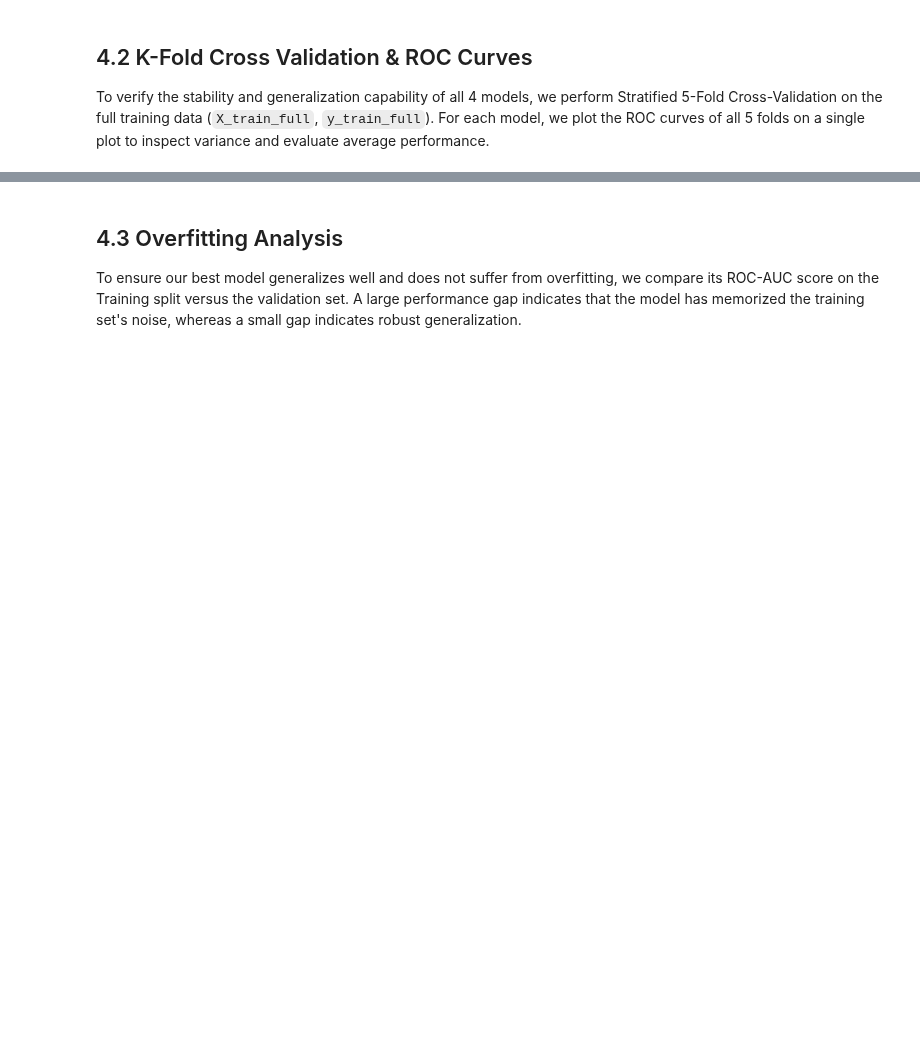
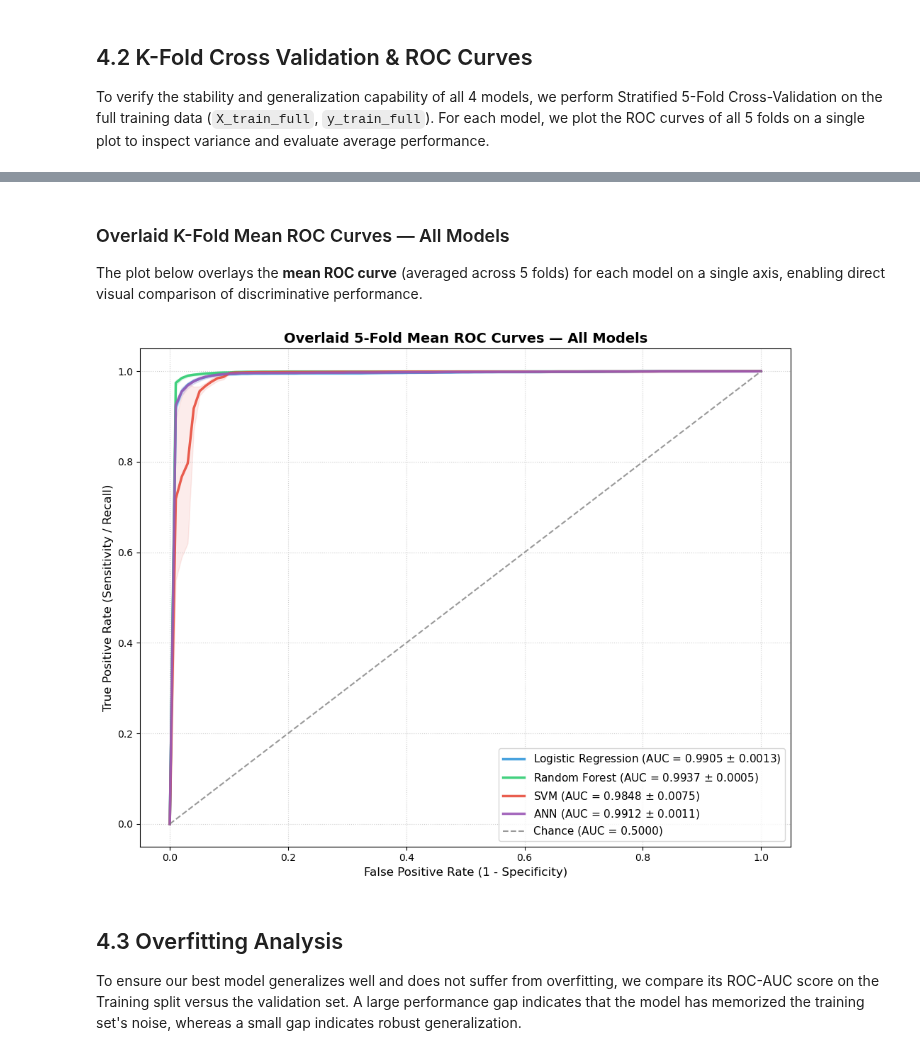
Before and after one commit to InbarKedem/final-project-intro-to-ml, a Jupyter notebook: task.ipynb, the cells around one changed output, grey strips where cells are left out. Cells and saved outputs as stored; diff of their text form; code cells hidden in the pictures; blank space fills up the shorter version.

Commit message:
Update final task notebook and predictions CSV

```diff
--- a/task.ipynb
+++ b/task.ipynb
@@ -3003,3 +2349,70 @@ plt.show()
+# %% [markdown]
+### Overlaid K-Fold Mean ROC Curves — All Models
+
+The plot below overlays the **mean ROC curve** (averaged across 5 folds) for each model on a single axis, enabling direct visual comparison of discriminative performance.
+# %%
+# Overlaid Mean ROC Curves for all models on a single plot
+fig, ax = plt.subplots(figsize=(10, 8))
+
+model_colors = {'Logistic Regression': '#3498db', 'Random Forest': '#2ecc71', 'SVM': '#e74c3c', 'ANN': '#9b59b6'}
+
+for model_name, model_pipeline in trained_models.items():
+    tprs = []
+    aucs_list = []
+    mean_fpr = np.linspace(0, 1, 100)
+
+    for fold, (train_idx, val_idx) in enumerate(cv.split(X_train_raw, y_train_raw)):
+        X_train_fold = X_train_raw.iloc[train_idx]
+        X_val_fold = X_train_raw.iloc[val_idx]
+        y_train_fold = y_train_raw.iloc[train_idx]
+        y_val_fold = y_train_raw.iloc[val_idx]
+
+        fold_pipeline = clone(model_pipeline)
+
+        # SVM downsampling for runtime
+        if model_name == 'SVM':
+            X_train_fold, _, y_train_fold, _ = train_test_split(
+                X_train_fold, y_train_fold, train_size=12000,
+                random_state=fold, stratify=y_train_fold
+            )
+
+        fold_pipeline.fit(X_train_fold, y_train_fold)
+        y_prob_fold = fold_pipeline.predict_proba(X_val_fold)[:, 1]
+        fpr, tpr, _ = roc_curve(y_val_fold, y_prob_fold)
+        fold_auc = auc(fpr, tpr)
+        aucs_list.append(fold_auc)
+
+        interp_tpr = np.interp(mean_fpr, fpr, tpr)
+        interp_tpr[0] = 0.0
+        tprs.append(interp_tpr)
+
+    mean_tpr = np.mean(tprs, axis=0)
+    mean_tpr[-1] = 1.0
+    mean_auc = auc(mean_fpr, mean_tpr)
+    std_auc = np.std(aucs_list)
+
+    color = model_colors.get(model_name, '#555555')
+    ax.plot(mean_fpr, mean_tpr, color=color, lw=2.5, alpha=0.9,
+            label=fr'{model_name} (AUC = {mean_auc:.4f} $\pm$ {std_auc:.4f})')
+
+    # Add shaded std band
+    std_tpr = np.std(tprs, axis=0)
+    tprs_upper = np.minimum(mean_tpr + std_tpr, 1)
+    tprs_lower = np.maximum(mean_tpr - std_tpr, 0)
+    ax.fill_between(mean_fpr, tprs_lower, tprs_upper, color=color, alpha=0.1)
+
+ax.plot([0, 1], [0, 1], linestyle='--', lw=1.5, color='gray', label='Chance (AUC = 0.5000)', alpha=0.8)
+ax.set_xlim([-0.05, 1.05])
+ax.set_ylim([-0.05, 1.05])
+ax.set_xlabel('False Positive Rate (1 - Specificity)', fontsize=12)
+ax.set_ylabel('True Positive Rate (Sensitivity / Recall)', fontsize=12)
+ax.set_title('Overlaid 5-Fold Mean ROC Curves — All Models', fontsize=14, fontweight='bold')
+ax.legend(loc='lower right', fontsize=11)
+ax.grid(visible=True, linestyle=':', alpha=0.6)
+plt.tight_layout()
+plt.show()
+# %% [output]
+[figure, added]
 # %% [markdown]
 ## 4.3 Overfitting Analysis
 
```
Also changed, not shown: parts of 34 cells of this notebook, 1 other file.
